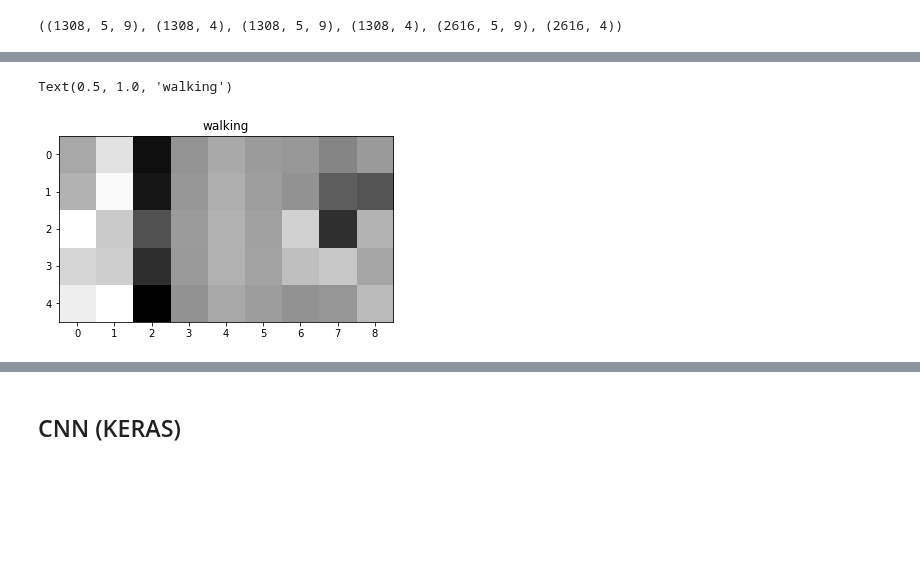
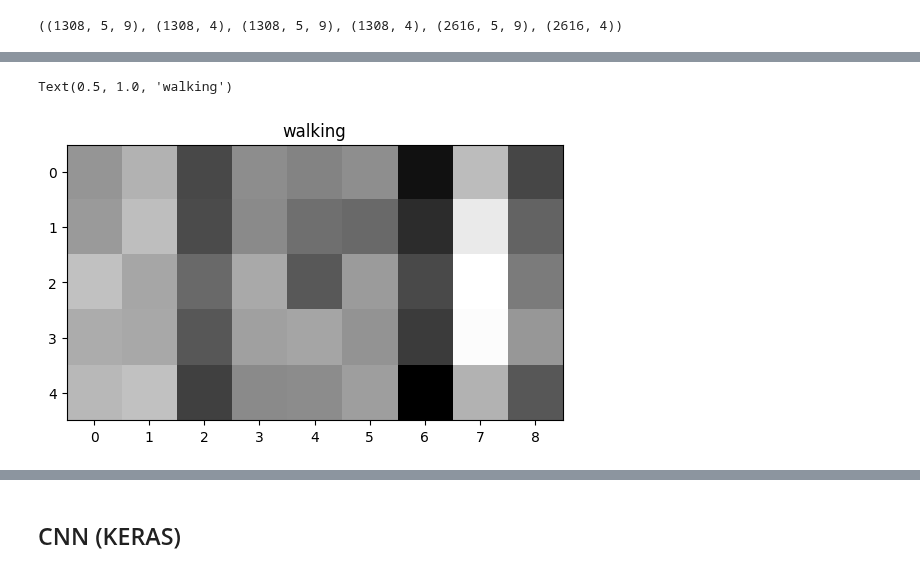
Before and after one commit to andssuu/moncattle, a Jupyter notebook: supervised/notebooks/cnn.ipynb, the cells around one changed output, grey strips where cells are left out. Saved outputs shown, nothing was run; the diff lists cells and outputs as text; code cells hidden in the pictures; blank space fills up the shorter version.

```diff
--- a/supervised/notebooks/cnn.ipynb
+++ b/supervised/notebooks/cnn.ipynb
@@ -71,6 +71,11 @@ from keras.models import Sequential
 from keras.layers import Dense, Conv2D, MaxPool2D , Flatten
 from keras.preprocessing.image import ImageDataGenerator
 import numpy as np
+from sklearn.metrics import classification_report
+from sklearn.metrics import confusion_matrix, ConfusionMatrixDisplay
+
+plt.style.use('default')
+np.random.seed(0)
 # %% [markdown]
 ## Leitura dos dados
 # %%
@@ -86,10 +91,11 @@ Resolving deltas: 100% (297/297), done.
 # %%
 df = pd.read_csv("moncattle/data/dataset.csv", float_precision='high')
-df_data = df.loc[:, ['acc_x', 'acc_y', 'acc_z', 'mag_x', 'mag_y', 'mag_z', 'gir_x', 'gir_y', 'gir_z', 'label']]
+df_data = df.loc[:, ['acc_x', 'acc_y', 'acc_z', 'gir_x', 'gir_y', 'gir_z', 'mag_x', 'mag_y', 'mag_z', 'label']]
 #df_data = df.loc[:, ['acc_x', 'acc_y', 'acc_z', 'gir_x', 'gir_y', 'gir_z', 'label']]
 #padronização
 #df_data.iloc[:, :-1] = (df_data.iloc[:, :-1] - df_data.iloc[:, :-1].min()) / (df_data.iloc[:, :-1].max() - df_data.iloc[:, :-1].min())
-#df_data.iloc[:, :-1] = (2*df_data.iloc[:, :-1])/ 32768. # convert to +-2g
+df_data.iloc[:, :6] = (df_data.iloc[:, :6]+32768)/ (32767.0+32768.0)
+df_data.iloc[:, 6:-1] = (df_data.iloc[:, 6:-1]+2000)/ (2000.0+2000.0)
 #df_data.iloc[:, :-1] = (df_data.iloc[:, :-1]+2)/4 #min=-2, max=+2
 #normalization
 # df_data.iloc[:, :-1] = (df_data.iloc[:, :-1] - df_data.iloc[:, :-1].mean()) / df_data.iloc[:, :-1].std()
@@ -275,8 +297,9 @@ for i in range(6):
 # %%
+plt.style.use('default')
 plt.imshow(_data_train[0], cmap='gray')
 plt.title(list(labels_map.keys())[list(labels_map.values()).index(argmax(c_labels_train[0]))])
 # %% [output]
 Text(0.5, 1.0, 'walking')
-[figure, old version]
+[figure, new version]
 # %%
 def visualize_input(window, ax):
```
Also changed, not shown: parts of 32 cells of this notebook.
